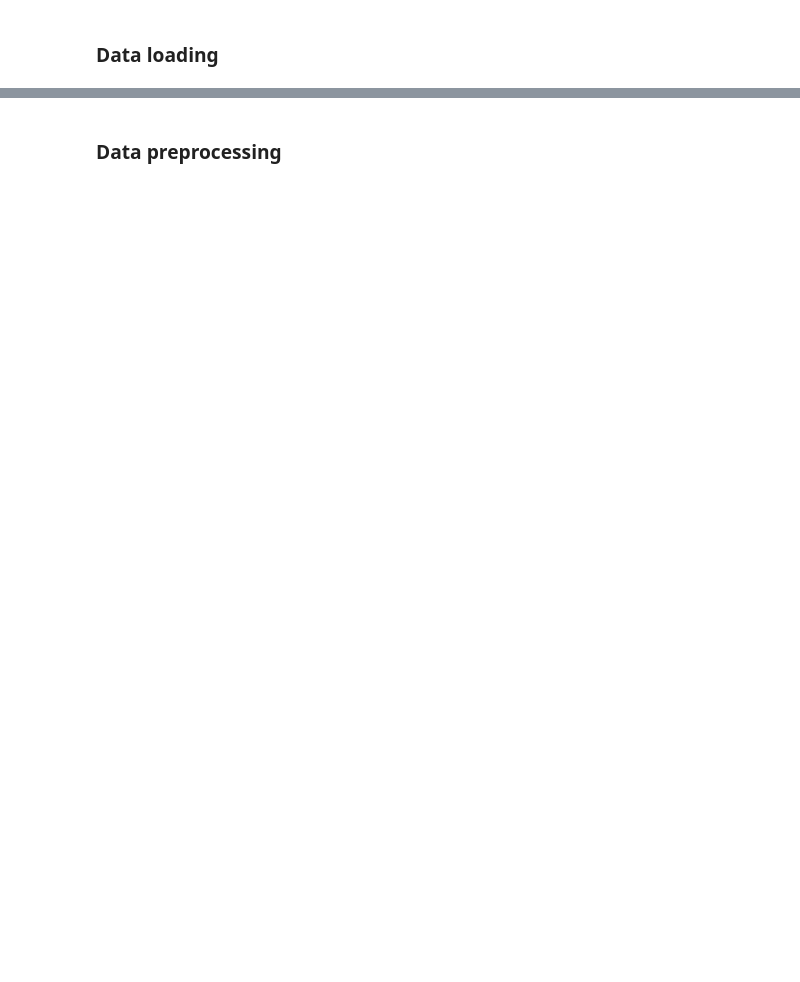
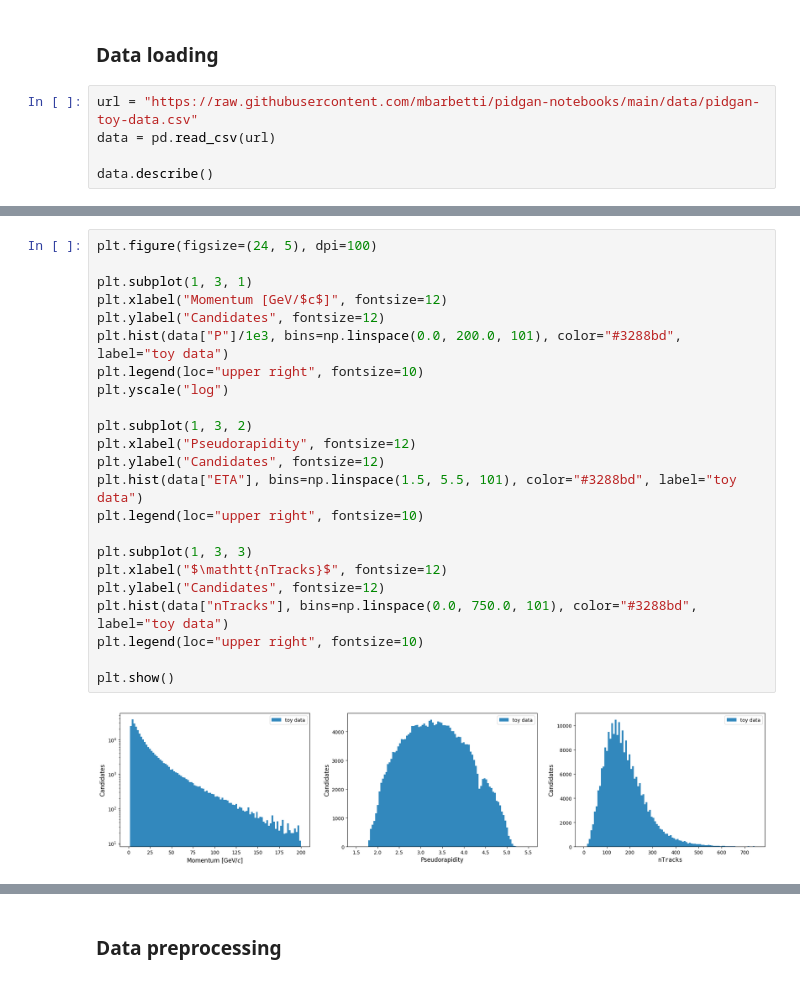
Before and after one commit to mbarbetti/pidgan-notebooks, a Jupyter notebook: tutorial-GAN-LHCb_RICH.ipynb, the cells around one changed output, grey strips where cells are left out. Drawn from its saved outputs; the diff is of its cells as text; blank space fills up the shorter version.

```diff
--- a/tutorial-GAN-LHCb_RICH.ipynb
+++ b/tutorial-GAN-LHCb_RICH.ipynb
@@ -103,2 +102,7 @@ from sklearn.utils import shuffle
 # %% [markdown]
 ### Data loading
+# %%
+url = "https://raw.githubusercontent.com/mbarbetti/pidgan-notebooks/main/data/pidgan-toy-data.csv"
+data = pd.read_csv(url)
+
+data.describe()
@@ -104,0 +119,25 @@ from sklearn.utils import shuffle
+# %%
+plt.figure(figsize=(24, 5), dpi=100)
+
+plt.subplot(1, 3, 1)
+plt.xlabel("Momentum [GeV/$c$]", fontsize=12)
+plt.ylabel("Candidates", fontsize=12)
+plt.hist(data["P"]/1e3, bins=np.linspace(0.0, 200.0, 101), color="#3288bd", label="toy data")
+plt.legend(loc="upper right", fontsize=10)
+plt.yscale("log")
+
+plt.subplot(1, 3, 2)
+plt.xlabel("Pseudorapidity", fontsize=12)
+plt.ylabel("Candidates", fontsize=12)
+plt.hist(data["ETA"], bins=np.linspace(1.5, 5.5, 101), color="#3288bd", label="toy data")
+plt.legend(loc="upper right", fontsize=10)
+
+plt.subplot(1, 3, 3)
+plt.xlabel("$\mathtt{nTracks}$", fontsize=12)
+plt.ylabel("Candidates", fontsize=12)
+plt.hist(data["nTracks"], bins=np.linspace(0.0, 750.0, 101), color="#3288bd", label="toy data")
+plt.legend(loc="upper right", fontsize=10)
+
+plt.show()
+# %% [output]
+[figure, added]
```
Also changed, not shown: parts of 24 cells of this notebook.
